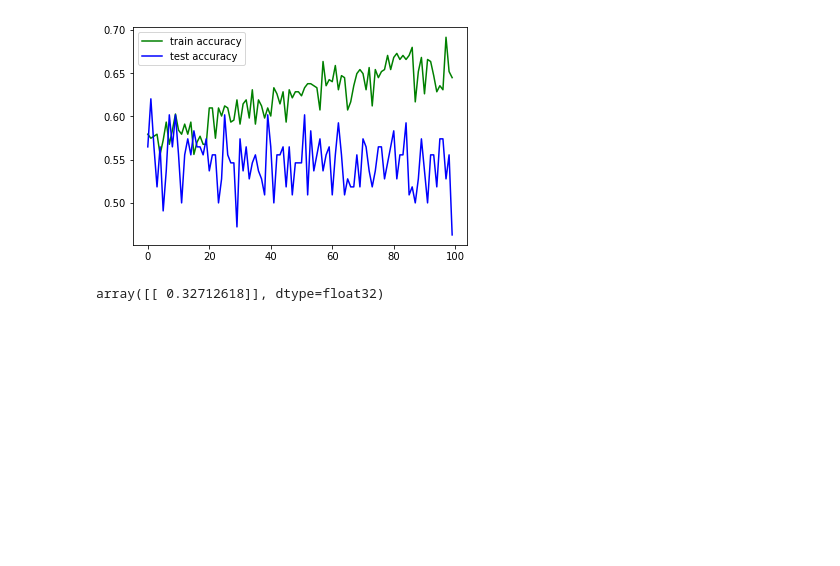
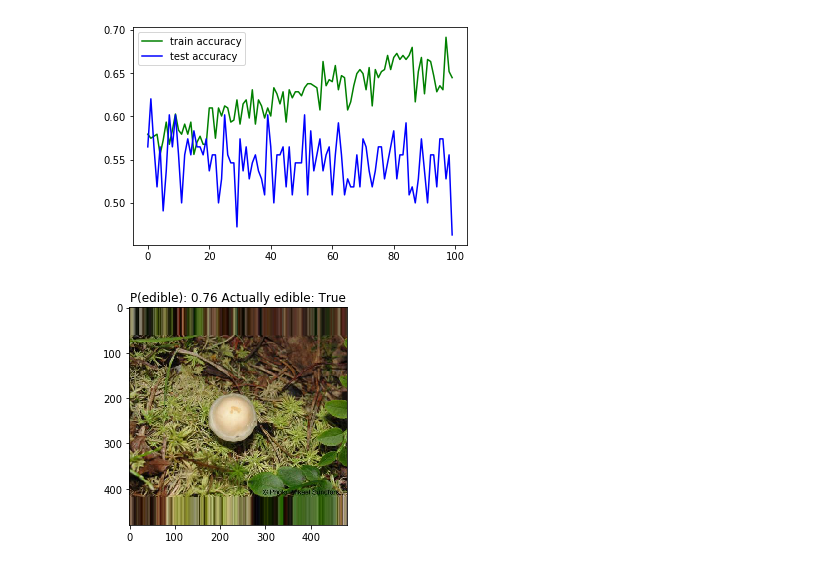
Before and after one commit to TuomoNieminen/deep-shrooms, a Jupyter notebook: deep-shrooms.ipynb, the cells around one changed output. Drawn from its saved outputs; the diff is of its cells as text; code cells hidden in the pictures; blank space fills up the shorter version.

Commit message:
Add model prediction visual example

```diff
--- a/deep-shrooms.ipynb
+++ b/deep-shrooms.ipynb
@@ -373,10 +371,25 @@ loaded_model = model_from_json(loaded_model_json)
 loaded_model.load_weights("models/weights.h5")
 # %%
 X_imgs = X*255.0
-# %%
-x = X_imgs[0]
-x.shape = (1, ) + x.shape
-x = x/255.0
-loaded_model.predict(x)
-# %% [output]
-array([[ 0.32712618]], dtype=float32)
+# %%
+# inputs
+# i: integer defining which image in X to do prediction on
+# X: ndarray of shape (N, 480, 480 3) containing image data
+# y: array of shape (N) containing edibility labels
+# model: a model which has a .predict() method that outputs probabilities
+# save: save the image to the docs/ folders
+def predict_and_draw(i, X, y, model, save = False):
+    x = X[i]
+    x = x.astype(np.uint8)
+    plt.imshow(x)
+    x = x/ 255.0
+    x.shape = (1, ) + x.shape
+    p = model.predict(x)[0,0].round(2)
+    plt.title("P(edible): " + str(p) + " Actually edible: " + str(y[i]))
+    if(save):
+        plt.savefig("docs/prediction_example.png")
+    plt.show()
+# %%
+predict_and_draw(8, X = X_imgs, y = y, model = loaded_model, save = True)
+# %% [output]
+[figure, added]
```
Also changed, not shown: parts of 2 cells of this notebook, 3 other files.
